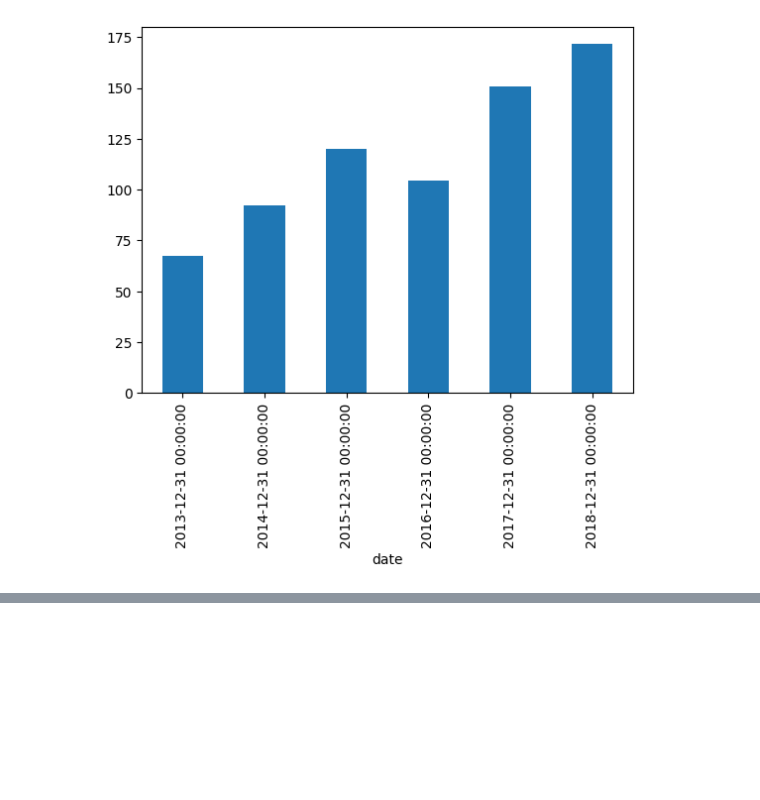
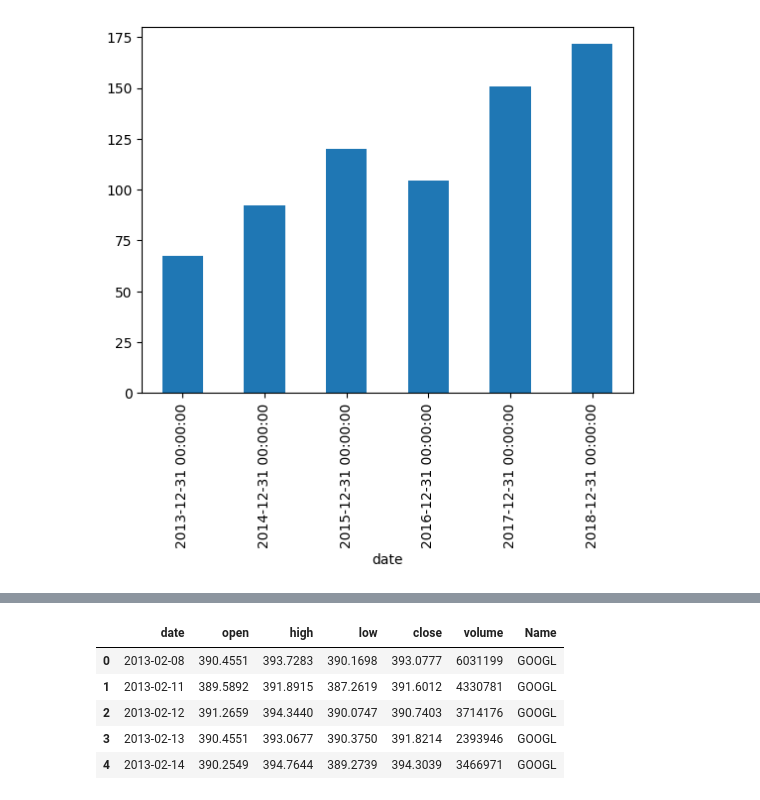
Before and after one commit to imakash1997/Data_Analyst_Unguided_Projects_Portfolio, a Jupyter notebook: Time Series Project ( Stock Market case-study )/Notebook/Stock_Price_EDA.ipynb, the cells around one changed output, grey strips where cells are left out. Cells and saved outputs as stored; diff of their text form; code cells hidden in the pictures; blank space fills up the shorter version.

```diff
--- a/Time Series Project ( Stock Market case-study )/Notebook/Stock_Price_EDA.ipynb
+++ b/Time Series Project ( Stock Market case-study )/Notebook/Stock_Price_EDA.ipynb
@@ -260,0 +289,9 @@ df2['close'].resample('Y').mean().plot(kind="bar")
+# %%
+google.head()
+# %% [output]
+|  | date | open | high | low | close | volume | Name |
+| 0 | 2013-02-08 | 390.4551 | 393.7283 | 390.1698 | 393.0777 | 6031199 | GOOGL |
+| 1 | 2013-02-11 | 389.5892 | 391.8915 | 387.2619 | 391.6012 | 4330781 | GOOGL |
+| 2 | 2013-02-12 | 391.2659 | 394.3440 | 390.0747 | 390.7403 | 3714176 | GOOGL |
+| 3 | 2013-02-13 | 390.4551 | 393.0677 | 390.3750 | 391.8214 | 2393946 | GOOGL |
+| 4 | 2013-02-14 | 390.2549 | 394.7644 | 389.2739 | 394.3039 | 3466971 | GOOGL |
```
Also changed, not shown: parts of 13 cells of this notebook.
